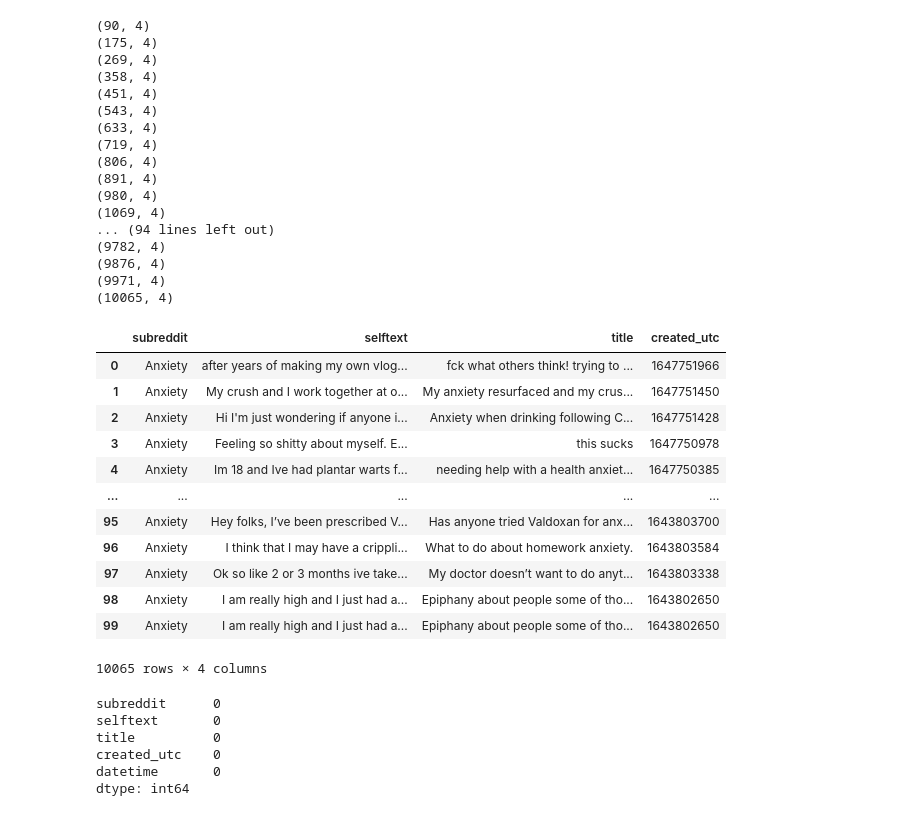
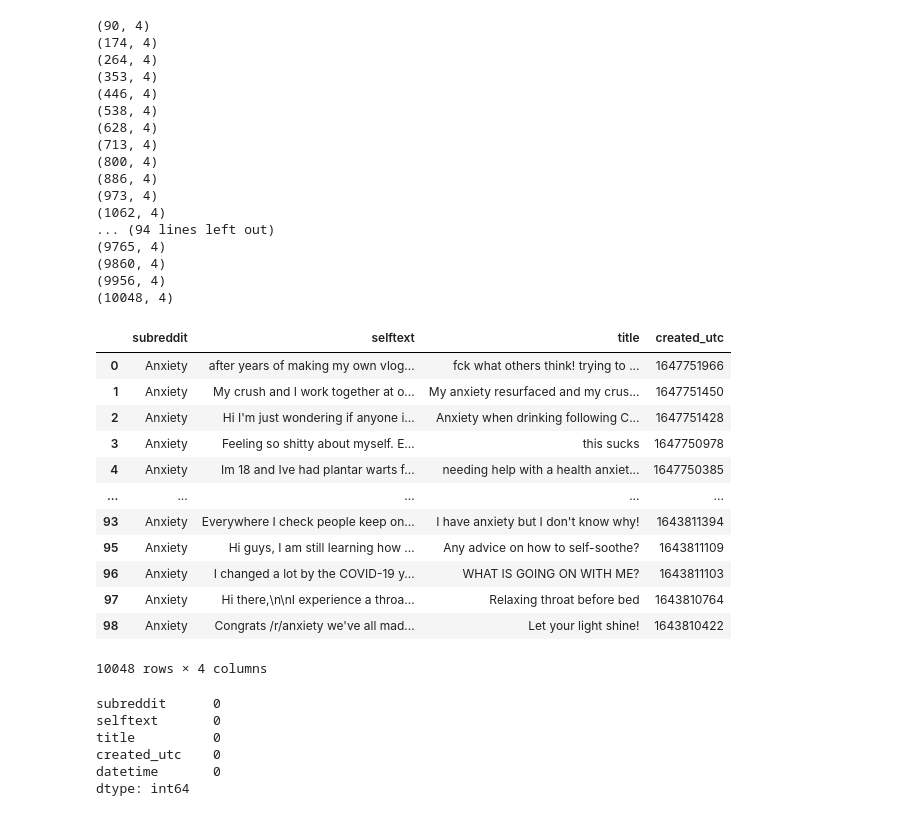
Before and after one commit to msamhz/GA-Lessons, a Jupyter notebook: project_3/Sample_test.ipynb, the cells around one changed output. Saved outputs shown, nothing was run; the diff lists cells and outputs as text; code cells hidden in the pictures.

```diff
--- a/project_3/Sample_test.ipynb
+++ b/project_3/Sample_test.ipynb
@@ -17,57 +17,57 @@ pd.set_option('display.max_colwidth', None)
 # %%
-# # to create data frame for Anxiety
+# to create data frame for Anxiety
 
-# date = 1647752175
-# df = pd.DataFrame(columns = ['subreddit', 'selftext', 'title','created_utc'])
+date = 1647752175
+df = pd.DataFrame(columns = ['subreddit', 'selftext', 'title','created_utc'])
 
 
-# while df.shape[0]<10000:
-#     url = 'https://api.pushshift.io/reddit/search/submission'
-#     params ={
-#         'subreddit': 'Anxiety',
-#         'before': date,
-#         'size': 100
-#     }
-#     data_temp = pd.DataFrame(requests.get(url,params).json()['data'])[['subreddit', 'selftext', 'title','created_utc']]
-#     index_df = list(data_temp[(data_temp['selftext'] == '[removed]') | (data_temp['selftext'] == '')].index)
-#     data_temp = data_temp.drop(index = index_df)
-#     df = pd.concat([df,data_temp])
-#     print(df.shape)
-#     # set up new date for searching after
-#     date = df.iloc[-1,-1]
+while df.shape[0]<10000:
+    url = 'https://api.pushshift.io/reddit/search/submission'
+    params ={
+        'subreddit': 'Anxiety',
+        'before': date,
+        'size': 100
+    }
+    data_temp = pd.DataFrame(requests.get(url,params).json()['data'])[['subreddit', 'selftext', 'title','created_utc']]
+    index_df = list(data_temp[(data_temp['selftext'] == '[removed]') | (data_temp['selftext'] == '')].index)
+    data_temp = data_temp.drop(index = index_df)
+    df = pd.concat([df,data_temp])
+    print(df.shape)
+    # set up new date for searching after
+    date = df.iloc[-1,-1]
 
-# df
+df
 # %% [output]
 (90, 4)
-(175, 4)
-(269, 4)
-(358, 4)
-(451, 4)
-(543, 4)
-(633, 4)
-(719, 4)
-(806, 4)
-(891, 4)
-(980, 4)
-(1069, 4)
+(174, 4)
+(264, 4)
+(353, 4)
+(446, 4)
+(538, 4)
+(628, 4)
+(713, 4)
+(800, 4)
+(886, 4)
+(973, 4)
+(1062, 4)
 ... (94 lines left out)
-(9782, 4)
-(9876, 4)
-(9971, 4)
-(10065, 4)
+(9765, 4)
+(9860, 4)
+(9956, 4)
+(10048, 4)
 |  | subreddit | selftext | title | created_utc |
 | 0 | Anxiety | after years of making my own vlog... | fck what others think! trying to ... | 1647751966 |
 | 1 | Anxiety | My crush and I work together at o... | My anxiety resurfaced and my crus... | 1647751450 |
 | 2 | Anxiety | Hi I'm just wondering if anyone i... | Anxiety when drinking following C... | 1647751428 |
 | 3 | Anxiety | Feeling so shitty about myself. E... | this sucks | 1647750978 |
 | 4 | Anxiety | Im 18 and Ive had plantar warts f... | needing help with a health anxiet... | 1647750385 |
 | ... | ... | ... | ... | ... |
-| 95 | Anxiety | Hey folks, I’ve been prescribed V... | Has anyone tried Valdoxan for anx... | 1643803700 |
-| 96 | Anxiety | I think that I may have a crippli... | What to do about homework anxiety. | 1643803584 |
-| 97 | Anxiety | Ok so like 2 or 3 months ive take... | My doctor doesn’t want to do anyt... | 1643803338 |
-| 98 | Anxiety | I am really high and I just had a... | Epiphany about people some of tho... | 1643802650 |
-| 99 | Anxiety | I am really high and I just had a... | Epiphany about people some of tho... | 1643802650 |
+| 93 | Anxiety | Everywhere I check people keep on... | I have anxiety but I don't know why! | 1643811394 |
+| 95 | Anxiety | Hi guys, I am still learning how ... | Any advice on how to self-soothe? | 1643811109 |
+| 96 | Anxiety | I changed a lot by the COVID-19 y... | WHAT IS GOING ON WITH ME? | 1643811103 |
+| 97 | Anxiety | Hi there,\n\nI experience a throa... | Relaxing throat before bed | 1643810764 |
+| 98 | Anxiety | Congrats /r/anxiety we've all mad... | Let your light shine! | 1643810422 |
-10065 rows × 4 columns
+10048 rows × 4 columns
 # %%
 df['datetime'] = df['created_utc'].apply(lambda x: pd.to_datetime(x, unit='s'))
 # %%
```
Also changed, not shown: parts of 21 cells of this notebook, 3 other files.
